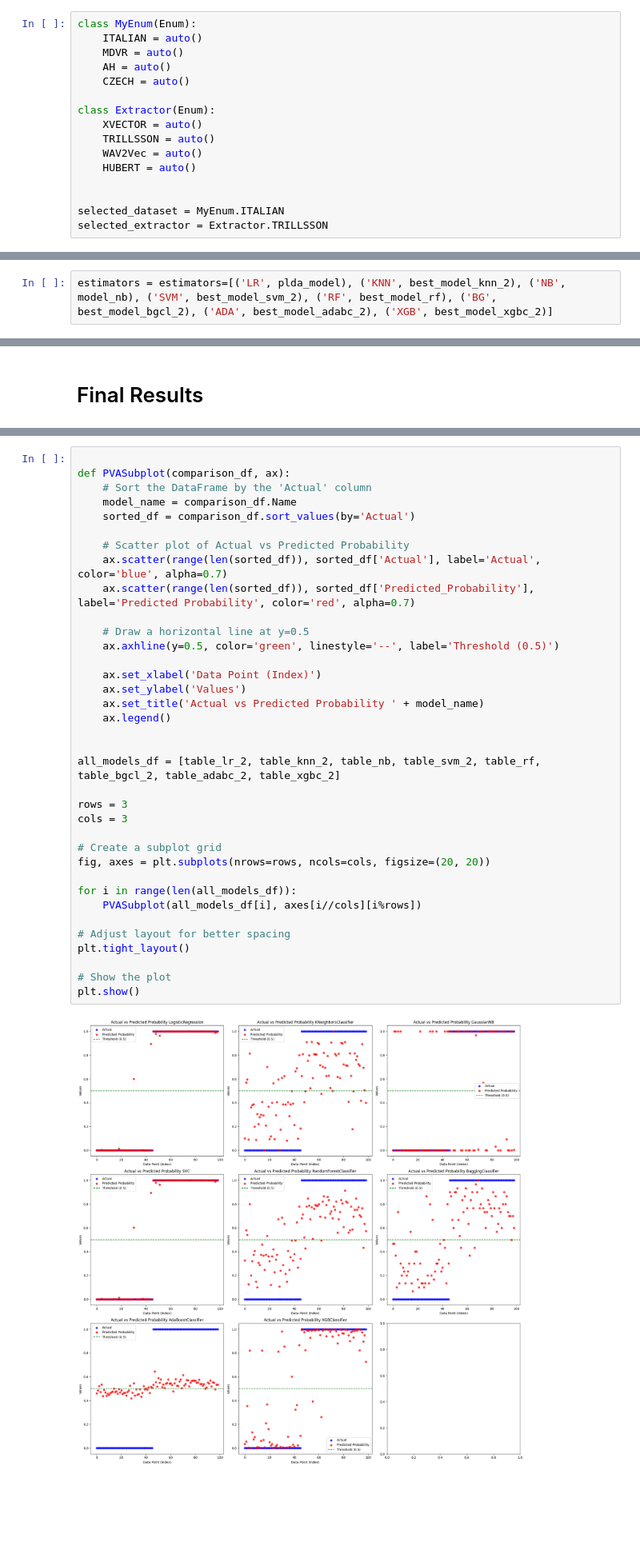
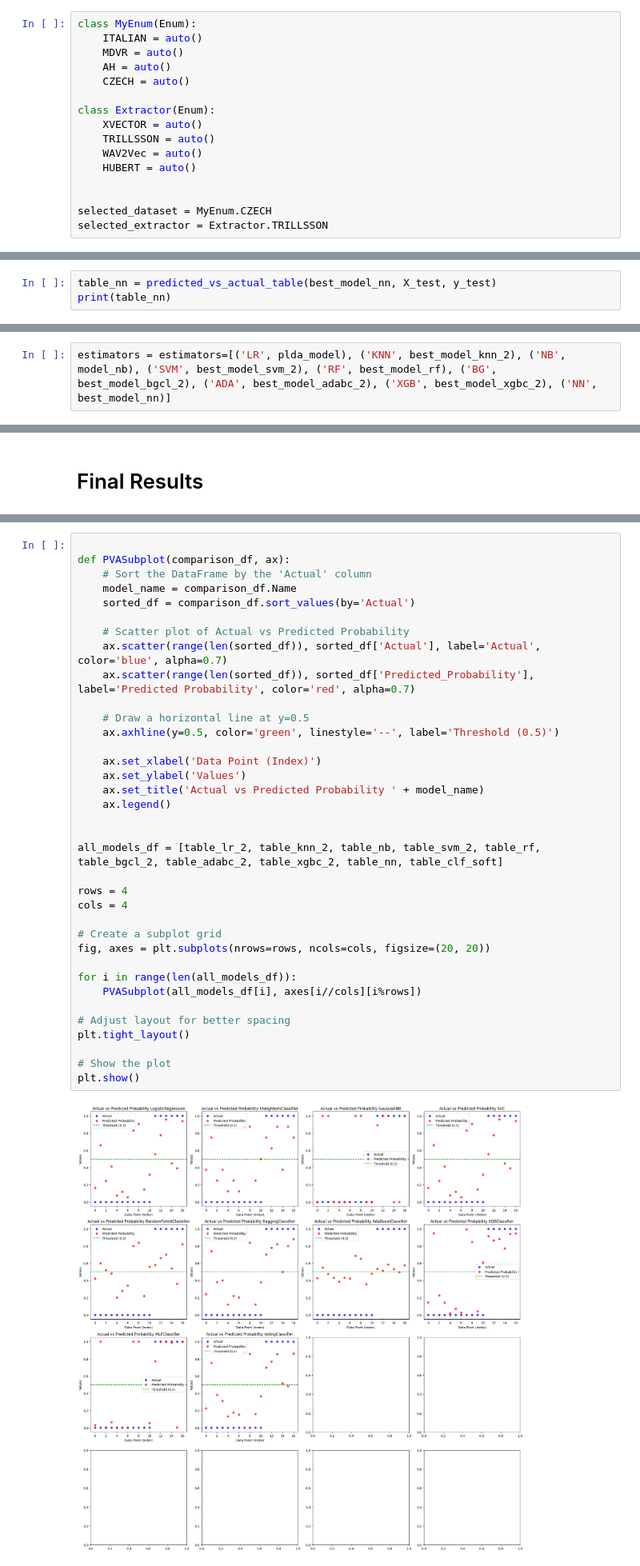
Before and after one commit to tomasfgon/Predictive-models-Parkinson, a Jupyter notebook: src/non-interpretable_classifier.ipynb, the cells around one changed output, grey strips where cells are left out. Shown: that part at 80% size. Drawn from its saved outputs; the diff is of its cells as text; blank space fills up the shorter version.

```diff
--- a/src/non-interpretable_classifier.ipynb
+++ b/src/non-interpretable_classifier.ipynb
@@ -39,7 +39,7 @@ class Extractor(Enum):
     HUBERT = auto()
 
 
-selected_dataset = MyEnum.ITALIAN
+selected_dataset = MyEnum.CZECH
 selected_extractor = Extractor.TRILLSSON
 # %%
 if selected_dataset == MyEnum.ITALIAN:
@@ -1115,0 +1210,3 @@ weighted avg       0.91      0.91      0.91        99
+# %%
+table_nn = predicted_vs_actual_table(best_model_nn, X_test, y_test)
+print(table_nn)
@@ -1116,7 +1263,7 @@ weighted avg       0.91      0.91      0.91        99
 # %% [markdown]
 # Voting Classificator
 # %%
-estimators = estimators=[('LR', plda_model), ('KNN', best_model_knn_2), ('NB', model_nb), ('SVM', best_model_svm_2), ('RF', best_model_rf), ('BG', best_model_bgcl_2), ('ADA', best_model_adabc_2), ('XGB', best_model_xgbc_2)]
+estimators = estimators=[('LR', plda_model), ('KNN', best_model_knn_2), ('NB', model_nb), ('SVM', best_model_svm_2), ('RF', best_model_rf), ('BG', best_model_bgcl_2), ('ADA', best_model_adabc_2), ('XGB', best_model_xgbc_2), ('NN', best_model_nn)]
 # %%
 # Create a Voting Classifier (Soft Voting)
 
@@ -1203,34 +1355,34 @@ def PVASubplot(comparison_df, ax):
     model_name = comparison_df.Name
     sorted_df = comparison_df.sort_values(by='Actual')
 
     # Scatter plot of Actual vs Predicted Probability
     ax.scatter(range(len(sorted_df)), sorted_df['Actual'], label='Actual', color='blue', alpha=0.7)
     ax.scatter(range(len(sorted_df)), sorted_df['Predicted_Probability'], label='Predicted Probability', color='red', alpha=0.7)
 
     # Draw a horizontal line at y=0.5
     ax.axhline(y=0.5, color='green', linestyle='--', label='Threshold (0.5)')
 
     ax.set_xlabel('Data Point (Index)')
     ax.set_ylabel('Values')
     ax.set_title('Actual vs Predicted Probability ' + model_name)
     ax.legend()
 
 
-all_models_df = [table_lr_2, table_knn_2, table_nb, table_svm_2, table_rf, table_bgcl_2, table_adabc_2, table_xgbc_2]
+all_models_df = [table_lr_2, table_knn_2, table_nb, table_svm_2, table_rf, table_bgcl_2, table_adabc_2, table_xgbc_2, table_nn, table_clf_soft]
 
-rows = 3
-cols = 3
+rows = 4
+cols = 4
 
 # Create a subplot grid
 fig, axes = plt.subplots(nrows=rows, ncols=cols, figsize=(20, 20))
 
 for i in range(len(all_models_df)):
     PVASubplot(all_models_df[i], axes[i//cols][i%rows])
 
 # Adjust layout for better spacing
 plt.tight_layout()
 
 # Show the plot
 plt.show()
 # %% [output]
-[figure, old version]
+[figure, new version]
```
Also changed, not shown: parts of 47 cells of this notebook, 11 other files.
